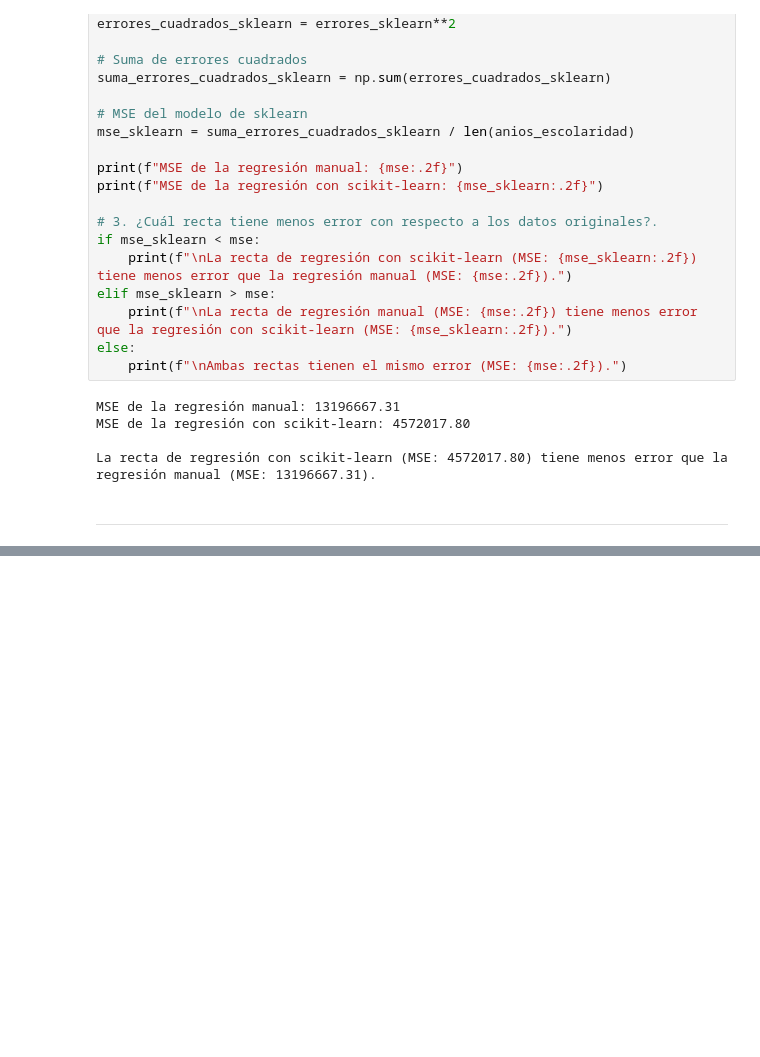
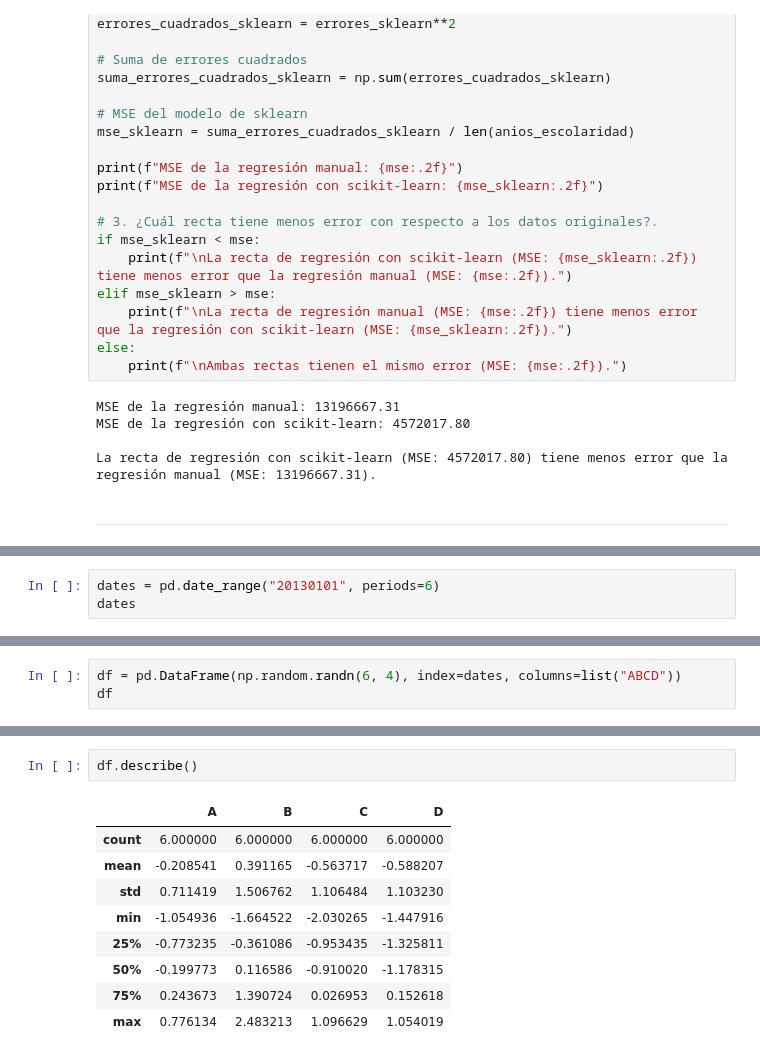
Before and after one commit to LuisAlonsoXP/Mineria_DE_Datos, a Jupyter notebook: mineria.ipynb, the cells around one changed output, grey strips where cells are left out. Cells and saved outputs as stored; diff of their text form; blank space fills up the shorter version.

```diff
--- a/mineria.ipynb
+++ b/mineria.ipynb
@@ -1117,0 +1135,3 @@ La recta de regresión con scikit-learn (MSE: 4572017.80) tiene menos error que
+# %%
+dates = pd.date_range("20130101", periods=6)
+dates
@@ -1117,0 +1142,3 @@ La recta de regresión con scikit-learn (MSE: 4572017.80) tiene menos error que
+# %%
+df = pd.DataFrame(np.random.randn(6, 4), index=dates, columns=list("ABCD"))
+df
@@ -1117,0 +1217,12 @@ La recta de regresión con scikit-learn (MSE: 4572017.80) tiene menos error que
+# %%
+df.describe()
+# %% [output]
+|  | A | B | C | D |
+| count | 6.000000 | 6.000000 | 6.000000 | 6.000000 |
+| mean | -0.208541 | 0.391165 | -0.563717 | -0.588207 |
+| std | 0.711419 | 1.506762 | 1.106484 | 1.103230 |
+| min | -1.054936 | -1.664522 | -2.030265 | -1.447916 |
+| 25% | -0.773235 | -0.361086 | -0.953435 | -1.325811 |
+| 50% | -0.199773 | 0.116586 | -0.910020 | -1.178315 |
+| 75% | 0.243673 | 1.390724 | 0.026953 | 0.152618 |
+| max | 0.776134 | 2.483213 | 1.096629 | 1.054019 |
```
Also changed, not shown: parts of 17 cells of this notebook.
